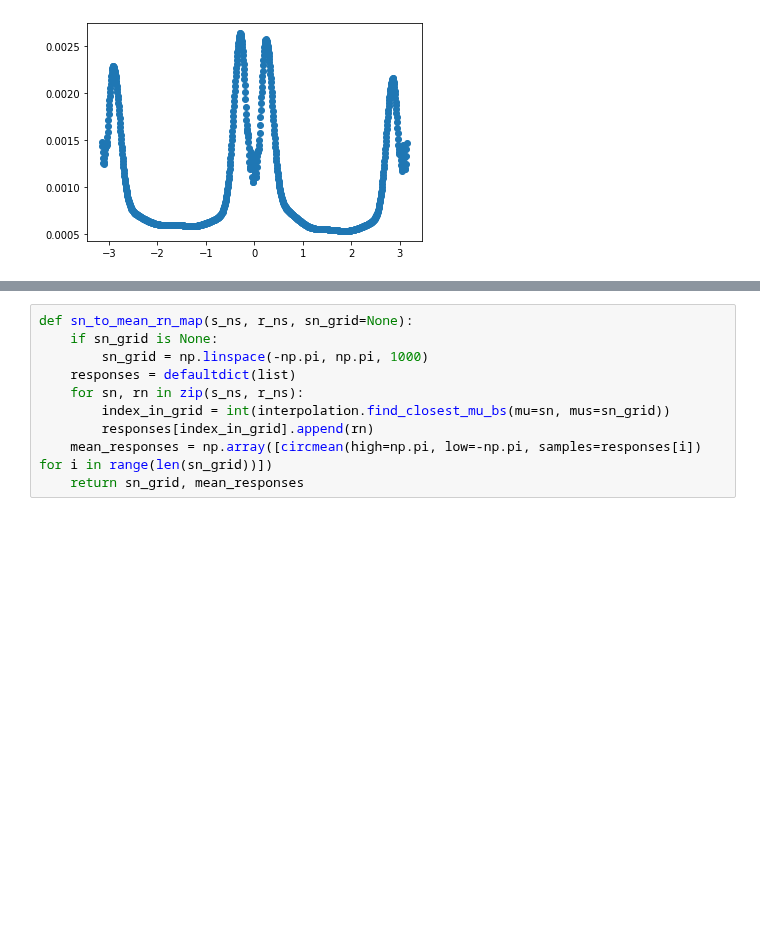
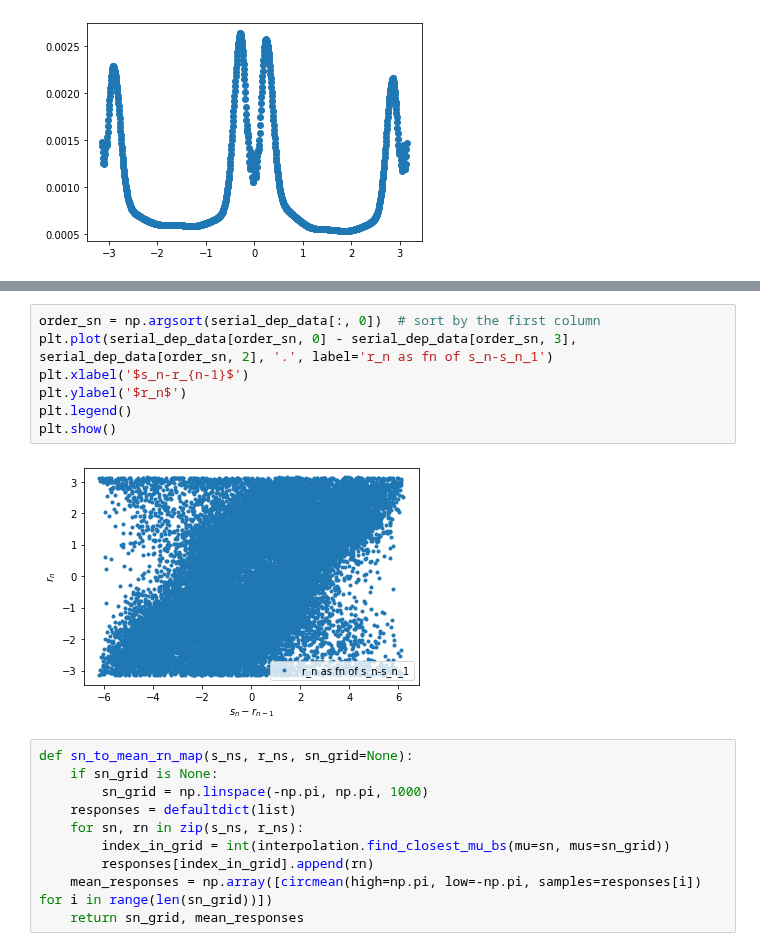
Before and after one commit to ak47na/multisensory_causal_inference, a Jupyter notebook: serial_dependence.ipynb, the cells around one changed output, grey strips where cells are left out. Drawn from its saved outputs; the diff is of its cells as text; blank space fills up the shorter version.

```diff
--- a/serial_dependence.ipynb
+++ b/serial_dependence.ipynb
@@ -50,3 +55,12 @@ plt.plot(serial_dep_data[order_sn, 0] - serial_dep_data[order_sn, 1], serial_dep
+# %%
+order_sn = np.argsort(serial_dep_data[:, 0])  # sort by the first column
+plt.plot(serial_dep_data[order_sn, 0] - serial_dep_data[order_sn, 3], serial_dep_data[order_sn, 2], '.', label='r_n as fn of s_n-s_n_1')
+plt.xlabel('$s_n-r_{n-1}$')
+plt.ylabel('$r_n$')
+plt.legend()
+plt.show()
+# %% [output]
+[figure, added]
 # %%
 def sn_to_mean_rn_map(s_ns, r_ns, sn_grid=None):
     if sn_grid is None:
```
Also changed, not shown: parts of 4 cells of this notebook.
